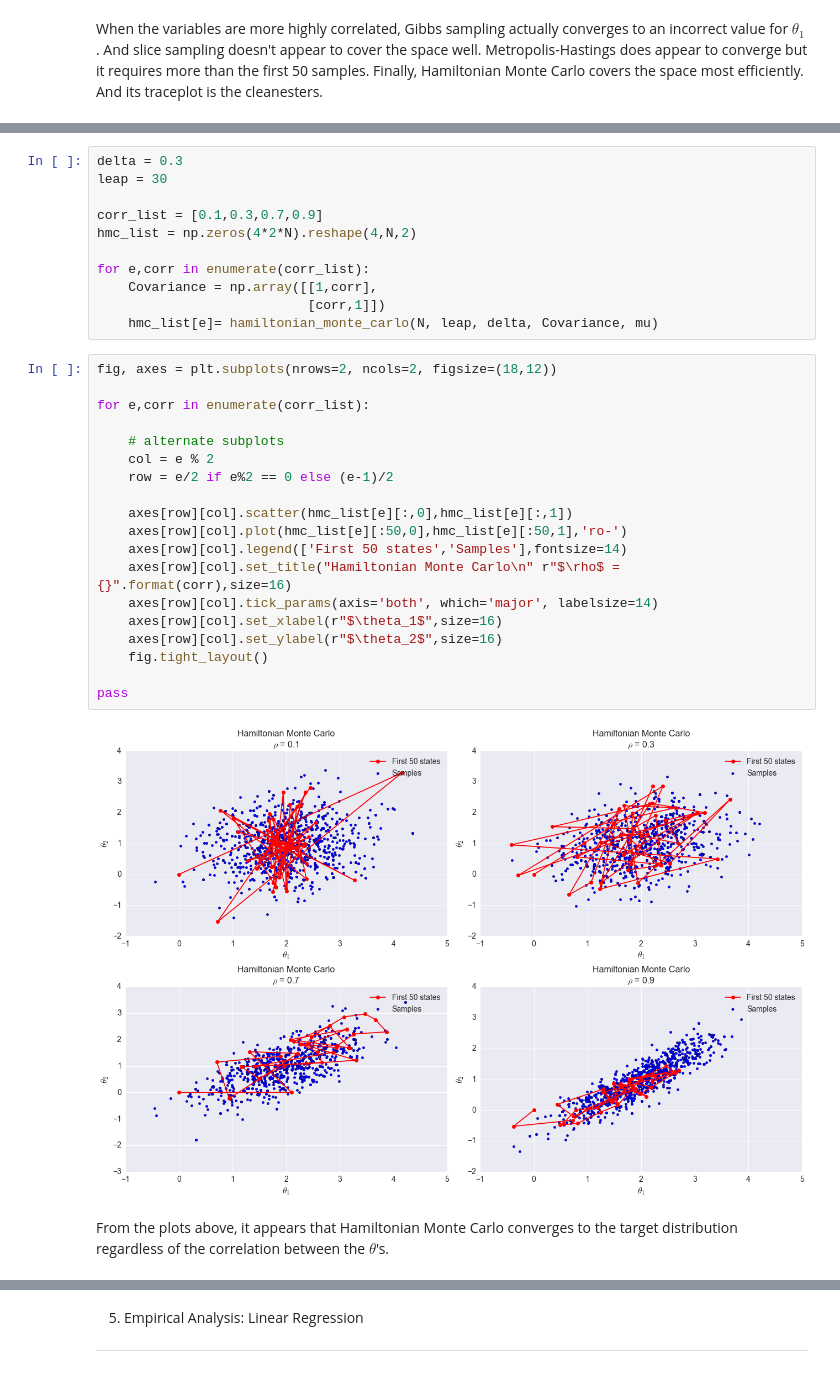
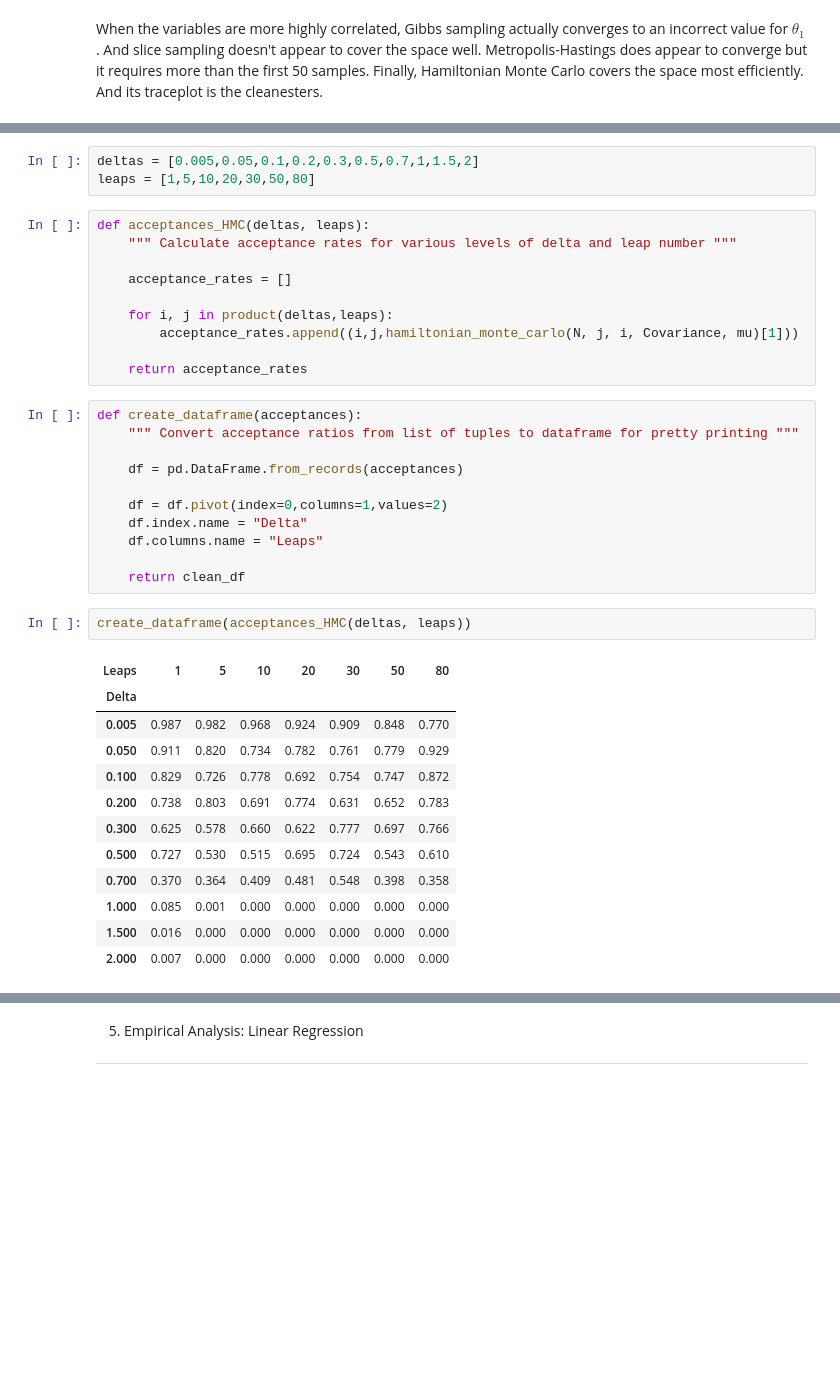
Before and after one commit to ilanman/STA663, a Jupyter notebook: Hamiltonian_Monte_Carlo.ipynb, the cells around one changed output, grey strips where cells are left out. Cells and saved outputs as stored; diff of their text form; blank space fills up the shorter version.

Commit message:
cleaned up ilans section

```diff
--- a/Hamiltonian_Monte_Carlo.ipynb
+++ b/Hamiltonian_Monte_Carlo.ipynb
@@ -750,34 +535,39 @@ For a given $\delta$ and number of leaps, below we visually compare how Hamilton
-# %%
-delta = 0.3
-leap = 30
-
-corr_list = [0.1,0.3,0.7,0.9]
-hmc_list = np.zeros(4*2*N).reshape(4,N,2)
-
-for e,corr in enumerate(corr_list):
-    Covariance = np.array([[1,corr],
-                           [corr,1]])
-    hmc_list[e]= hamiltonian_monte_carlo(N, leap, delta, Covariance, mu)
-# %%
-fig, axes = plt.subplots(nrows=2, ncols=2, figsize=(18,12))
-
-for e,corr in enumerate(corr_list):
-
-    # alternate subplots
-    col = e % 2
-    row = e/2 if e%2 == 0 else (e-1)/2
-
-    axes[row][col].scatter(hmc_list[e][:,0],hmc_list[e][:,1])
-    axes[row][col].plot(hmc_list[e][:50,0],hmc_list[e][:50,1],'ro-')
-    axes[row][col].legend(['First 50 states','Samples'],fontsize=14)
-    axes[row][col].set_title("Hamiltonian Monte Carlo\n" r"$\rho$ = {}".format(corr),size=16)
-    axes[row][col].tick_params(axis='both', which='major', labelsize=14)
-    axes[row][col].set_xlabel(r"$\theta_1$",size=16)
-    axes[row][col].set_ylabel(r"$\theta_2$",size=16)
-    fig.tight_layout()
-
-pass
-# %% [output]
-[figure, removed]
-# %% [markdown]
-From the plots above, it appears that Hamiltonian Monte Carlo converges to the target distribution regardless of the correlation between the $\theta$'s.
+# %%
+deltas = [0.005,0.05,0.1,0.2,0.3,0.5,0.7,1,1.5,2]
+leaps = [1,5,10,20,30,50,80]
+# %%
+def acceptances_HMC(deltas, leaps):
+    """ Calculate acceptance rates for various levels of delta and leap number """
+
+    acceptance_rates = []
+
+    for i, j in product(deltas,leaps):
+        acceptance_rates.append((i,j,hamiltonian_monte_carlo(N, j, i, Covariance, mu)[1]))
+
+    return acceptance_rates
+# %%
+def create_dataframe(acceptances):
+    """ Convert acceptance ratios from list of tuples to dataframe for pretty printing """
+
+    df = pd.DataFrame.from_records(acceptances)
+
+    df = df.pivot(index=0,columns=1,values=2)
+    df.index.name = "Delta"
+    df.columns.name = "Leaps"
+
+    return clean_df
+# %%
+create_dataframe(acceptances_HMC(deltas, leaps))
+# %% [output]
+| Leaps | 1 | 5 | 10 | 20 | 30 | 50 | 80 |
+| Delta |  |  |  |  |  |  |  |
+| 0.005 | 0.987 | 0.982 | 0.968 | 0.924 | 0.909 | 0.848 | 0.770 |
+| 0.050 | 0.911 | 0.820 | 0.734 | 0.782 | 0.761 | 0.779 | 0.929 |
+| 0.100 | 0.829 | 0.726 | 0.778 | 0.692 | 0.754 | 0.747 | 0.872 |
+| 0.200 | 0.738 | 0.803 | 0.691 | 0.774 | 0.631 | 0.652 | 0.783 |
+| 0.300 | 0.625 | 0.578 | 0.660 | 0.622 | 0.777 | 0.697 | 0.766 |
+| 0.500 | 0.727 | 0.530 | 0.515 | 0.695 | 0.724 | 0.543 | 0.610 |
+| 0.700 | 0.370 | 0.364 | 0.409 | 0.481 | 0.548 | 0.398 | 0.358 |
+| 1.000 | 0.085 | 0.001 | 0.000 | 0.000 | 0.000 | 0.000 | 0.000 |
+| 1.500 | 0.016 | 0.000 | 0.000 | 0.000 | 0.000 | 0.000 | 0.000 |
+| 2.000 | 0.007 | 0.000 | 0.000 | 0.000 | 0.000 | 0.000 | 0.000 |
```
Also changed, not shown: parts of 43 cells of this notebook.
